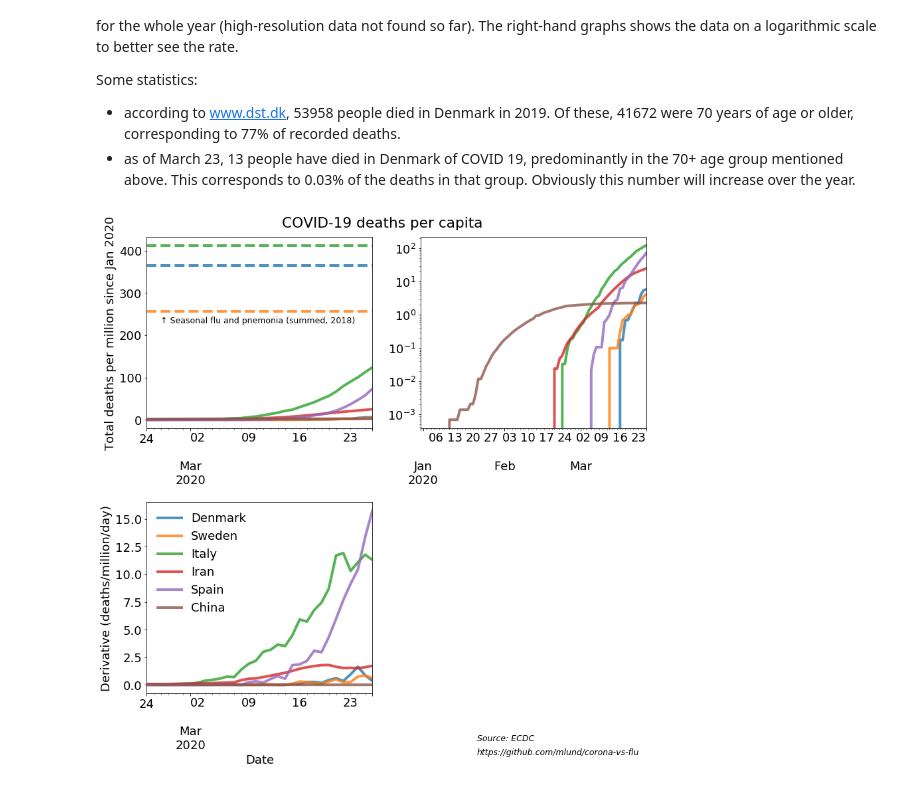
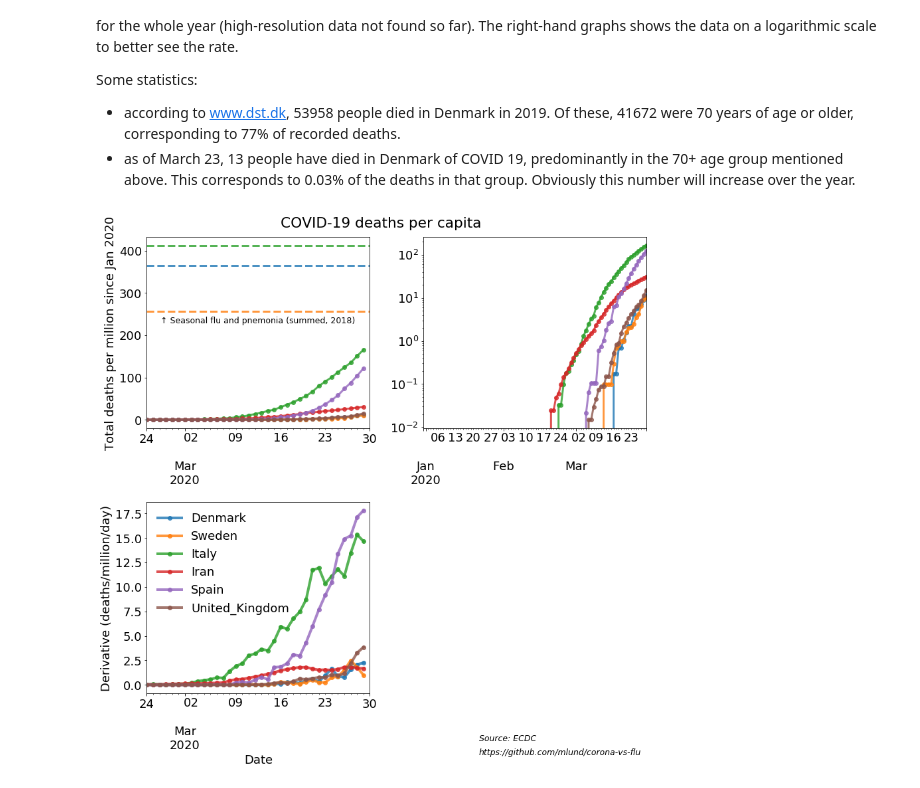
Before and after one commit to mlund/corona-vs-flu, a Jupyter notebook: notebook.ipynb, the cells around one changed output. Cells and saved outputs as stored; diff of their text form; code cells hidden in the pictures.

```diff
--- a/notebook.ipynb
+++ b/notebook.ipynb
@@ -22,13 +22,13 @@ import datetime
 # %%
 today = datetime.date.today().strftime("%Y-%m-%d")
 # source: https://www.ecdc.europa.eu/en/publications-data/download-todays-data-geographic-distribution-covid-19-cases-worldwide
-url = "https://www.ecdc.europa.eu/sites/default/files/documents/COVID-19-geographic-disbtribution-worldwide-2020-03-26.xlsx"
+url = "https://www.ecdc.europa.eu/sites/default/files/documents/COVID-19-geographic-disbtribution-worldwide-2020-03-29.xlsx"
 #file = "COVID-19-geographic-disbtribution-worldwide-2020-03-22.xlsx"
 db = pd.read_excel(url, usecols=[0,4,5,6], converters= {'DateRep': pd.to_datetime})
-db.rename(columns={"Countries and territories": "Country"}, inplace=True, errors="raise")
-db.rename(columns={"DateRep": "Date"}, inplace=True, errors="raise")
-db.rename(columns={"Deaths": "Dead"}, inplace=True, errors="raise")
-db.rename(columns={"Cases": "Cases"}, inplace=True, errors="raise")
+db.rename(columns={"countriesAndTerritories": "Country"}, inplace=True, errors="raise")
+db.rename(columns={"dateRep": "Date"}, inplace=True, errors="raise")
+db.rename(columns={"deaths": "Dead"}, inplace=True, errors="raise")
+db.rename(columns={"cases": "Cases"}, inplace=True, errors="raise")
 db.sort_values('Date', inplace=True)
 db["Deadsum"] = db.groupby(by=['Country']).cumsum().Dead
 
@@ -39,8 +39,10 @@ population = population.rename(columns={0: "Country", 4: "Population"}).dropna()
 population["Country"] = population["Country"].replace(to_replace="China[a]", value="China")
 population["Country"] = population["Country"].replace(to_replace="Spain[d]", value="Spain")
 population["Country"] = population["Country"].replace(to_replace="Norway[m]", value="Norway")
+population["Country"] = population["Country"].replace(to_replace="France[b]", value="France")
 population["Country"] = population["Country"].replace(to_replace="Czech Republic", value="Czech_Republic")
 population["Country"] = population["Country"].replace(to_replace="United Kingdom", value="United_Kingdom")
+population["Country"] = population["Country"].replace(to_replace="United States", value="United_States_of_America")
 
 # merge the two databases above
 db = pd.merge(db, population, on="Country")
@@ -92,48 +94,48 @@ Some statistics:
 plt.rcParams.update({'font.size': 18, 'figure.figsize': [12, 12]})
 fig, ax = plt.subplots(2, 2, sharex=False)
 
-countries = ['Denmark', 'Sweden', 'Italy', 'Iran', 'Spain', 'China']
+countries = ['Denmark', 'Sweden', 'Italy', 'Iran', 'Spain', 'United_Kingdom']
 for country in countries:
     ykey="dead_per_million"
     mask = db["Country"] == country
 
     slope = np.gradient(db[mask][ykey].values)
-    pd.Series(slope, db[mask].Date).plot(ax=ax[1][0], lw=4, alpha=0.8, label=country)
+    pd.Series(slope, db[mask].Date).plot(ax=ax[1][0], lw=4, alpha=0.8, label=country, ls='-', marker='o')
 
-    db[mask].plot(x="Date", y=ykey, ax=ax[0][0], lw=4, alpha=0.8)
-    db[mask].plot(x="Date", y=ykey, ax=ax[0][1], lw=4, alpha=0.8)
+    db[mask].plot(x="Date", y=ykey, ax=ax[0][0], lw=3, alpha=0.8, marker='o')
+    db[mask].plot(x="Date", y=ykey, ax=ax[0][1], lw=3, alpha=0.8, marker='o')
 
 ax[0][0].set_ylabel("Total deaths per million since Jan 2020")
 ax[0][0].set_xlabel("")
 ax[0][1].set_xlabel("")
 ax[0][1].set_yscale('log')
 #ax[1][0].set_yscale('log')
 ax[0][0].set_yscale('linear')
 ax[1][0].set_ylabel('Derivative (deaths/million/day)')
 ax[1][0].legend(loc=0, frameon=False)
 ax[0][0].get_legend().remove()
 ax[0][1].get_legend().remove()
 fig.delaxes(ax[1][1])
 
 prop_cycle = plt.rcParams['axes.prop_cycle']
 colors = prop_cycle.by_key()['color']
 cnt=0
 for country in ['Denmark', 'Sweden', 'Italy']:
     mask = flu.Country == country
     val = flu[mask].dead_per_million.values
-    ax[0][0].axhline(y=val, color=colors[cnt], linestyle='--', lw=4, alpha=0.8)
+    ax[0][0].axhline(y=val, color=colors[cnt], linestyle='--', lw=3, alpha=0.8)
     cnt+=1
 
 ax[0][0].set_xlim('2020-02-24', today)
 ax[1][0].set_xlim('2020-02-24', today)
 
 ax[0][0].text(0.06, 0.55, r'↑ Seasonal flu and pnemonia (summed, 2018)', transform=ax[0][0].transAxes, size='x-small')
 ax[0][0].text(0.60, 1.05, 'COVID-19 deaths per capita', size='large', transform=ax[0][0].transAxes)
 
 ax[0][1].text(0.25, -1.63, 'Source: ECDC', transform=ax[0][1].transAxes, size='x-small', style='italic')
 ax[0][1].text(0.25, -1.7, 'https://github.com/mlund/corona-vs-flu', transform=ax[0][1].transAxes, size='x-small', style='italic')
 
 plt.tight_layout()
-plt.savefig('corona-vs-flu.png', bbox_inches='tight')
+#plt.savefig('corona-vs-flu.png', bbox_inches='tight')
 # %% [output]
-[figure, old version]
+[figure, new version]
```
Also changed, not shown: parts of 2 cells of this notebook, 1 other file.
